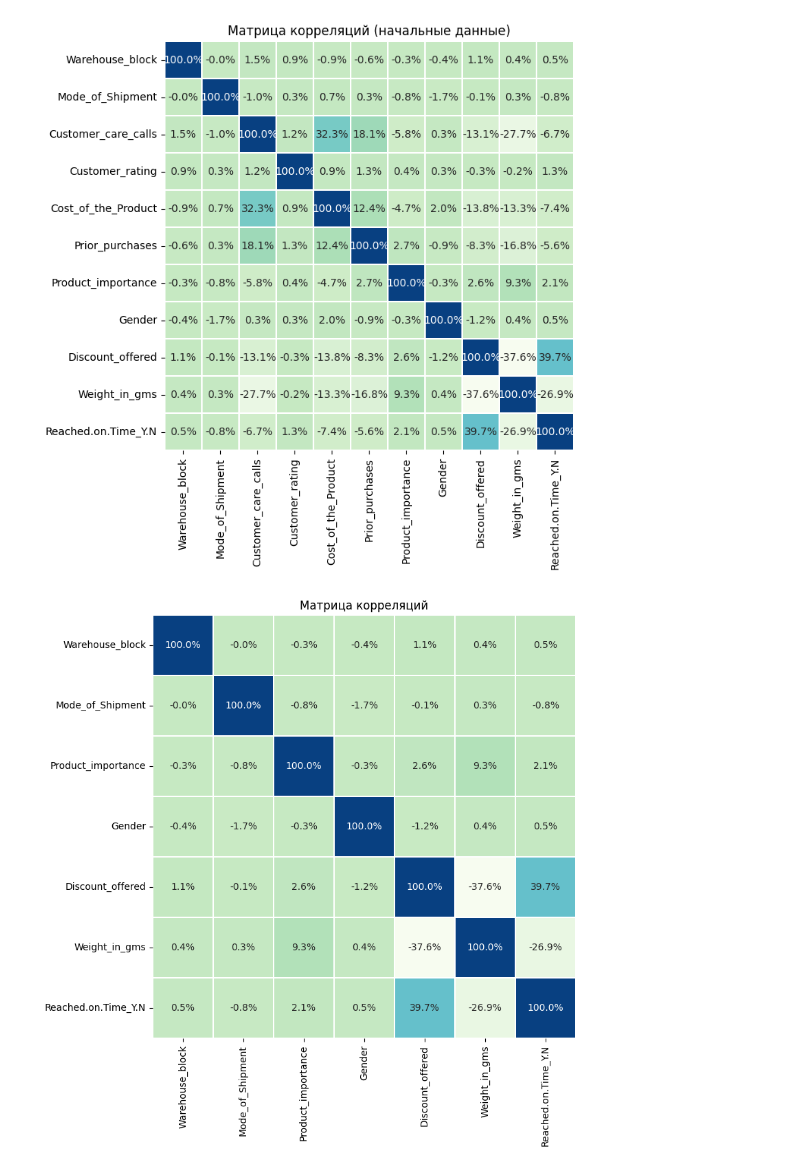
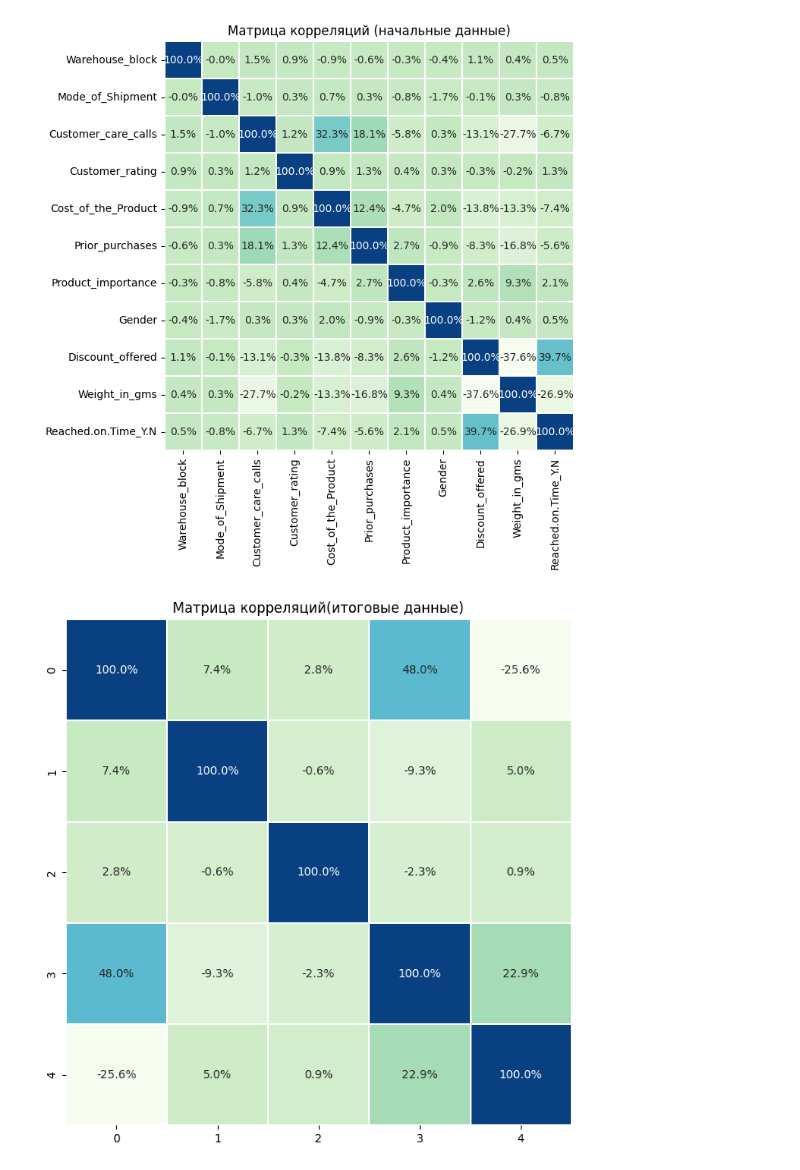
Before and after one commit to yarmukh/Course_Project_Python_in_Science-Engineering, a Jupyter notebook: my_project.ipynb, the cells around one changed output. Saved outputs shown, nothing was run; the diff lists cells and outputs as text; code cells hidden in the pictures.

```diff
--- a/my_project.ipynb
+++ b/my_project.ipynb
@@ -113,0 +76,7 @@ df/=df.max()
+# %%
+columns = ['Customer_care_calls', 'Customer_rating', 'Prior_purchases', 'Product_importance']
+df_standardized = (df - df.mean()) / df.std()
+
+for name in ["Warehouse_block", "Mode_of_Shipment", "Gender", "Reached.on.Time_Y.N"]:
+    df_standardized[name] = df[name]
+df_standardized
@@ -116,3 +138,2 @@ df/=df.max()
 # %%
-corrilation_mtx = df.corr()
-df
+corrilation_mtx = df_standardized.corr()
@@ -135,9 +142,5 @@ df
 # %%
-eigen_values = np.linalg.eigvals(corrilation_mtx)
-df_edded = df#копируем  дата фрейм
-for i in range(4):
-    eigen_values_sorted = sorted(eigen_values)
-    min_index = np.where(eigen_values == eigen_values_sorted[i] )
-    column_2_delete = df.columns[min_index]#выбираем элемент с самым маленьким собственным значением.
-    df_edded = df_edded.drop(columns = column_2_delete, errors = "ignore")
-df_edded
+eigen_values, eigen_vectors= np.linalg.eig(corrilation_mtx)
+sorted_idx = np.argsort(eigen_values)[::-1]
+eigenvalues = eigen_values[sorted_idx]
+eigenvectors = eigen_vectors[:, sorted_idx]
@@ -158 +147,6 @@ df_edded
+# %%
+number_components = 5
+
+eigen_vectors = eigen_vectors[:, :number_components]
+df_projected_data = df_standardized.dot(eigen_vectors)
 # %% [markdown]
@@ -179,19 +173,19 @@ plt.show()
 # %%
 #отредактированный набор даных
 figsize = (8,8)
 fontsize_annotation = 10
 fig, ax = plt.subplots(figsize=figsize)
-plt.title('Матрица корреляций')
-heat_map_df_edded = sns.heatmap(df_edded.corr(),
+plt.title('Матрица корреляций(итоговые данные)')
+heat_map_df_edded = sns.heatmap(df_projected_data.corr(),
                    annot=True,
                    square=True,
                    fmt='.1%',
                    cmap='GnBu',
                    cbar=False,
                    annot_kws={'size':str(fontsize_annotation)},
                    linewidth=0.1
                   )
 plt.savefig('Correlation_matrix_df_edded.png',dpi=300)
 plt.show()
 # %% [output]
-[figure, old version]
+[figure, new version]
```
Also changed, not shown: parts of 26 cells of this notebook, 5 other files.
